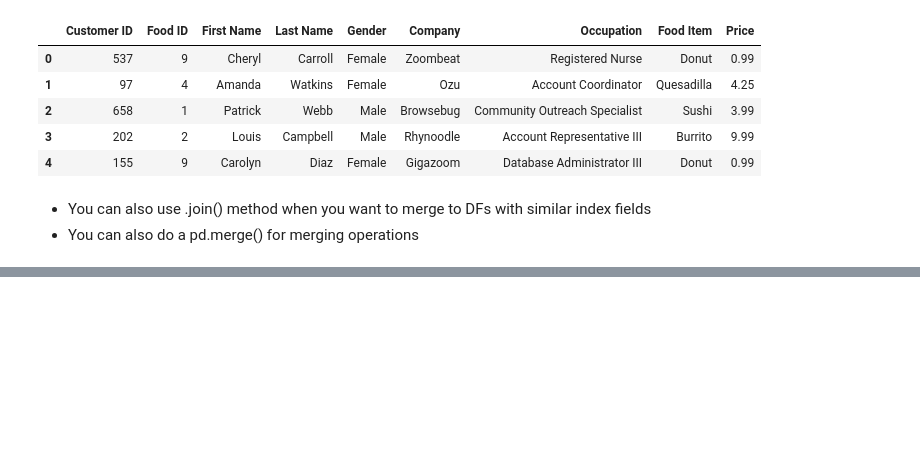
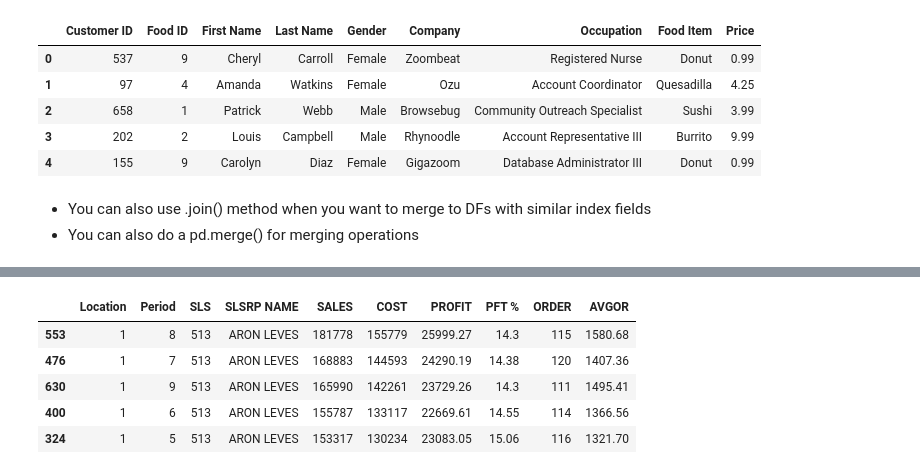
Before and after one commit to adminco/python_data_analysis, a Jupyter notebook: Concatenate_Merge_Join_Module.ipynb, the cells around one changed output, grey strips where cells are left out. Cells and saved outputs as stored; diff of their text form; code cells hidden in the pictures; blank space fills up the shorter version.

```diff
--- a/Concatenate_Merge_Join_Module.ipynb
+++ b/Concatenate_Merge_Join_Module.ipynb
@@ -268,0 +393,3 @@ sales.merge(foods, how="left", left_on="Food ID", right_index=True).head()
+# %%
+Aron = repGroup.get_group("ARON LEVES")
+Aron.info()
@@ -268,0 +412,3 @@ sales.merge(foods, how="left", left_on="Food ID", right_index=True).head()
+# %%
+Aron["SALES"] = Aron["SALES"].astype("int")
+Aron["COST"] = Aron["COST"].astype("int")
@@ -268,0 +425,9 @@ sales.merge(foods, how="left", left_on="Food ID", right_index=True).head()
+# %%
+Aron.nlargest(5,"SALES")
+# %% [output]
+|  | Location | Period | SLS | SLSRP NAME | SALES | COST | PROFIT | PFT % | ORDER | AVGOR |
+| 553 | 1 | 8 | 513 | ARON LEVES | 181778 | 155779 | 25999.27 | 14.3 | 115 | 1580.68 |
+| 476 | 1 | 7 | 513 | ARON LEVES | 168883 | 144593 | 24290.19 | 14.38 | 120 | 1407.36 |
+| 630 | 1 | 9 | 513 | ARON LEVES | 165990 | 142261 | 23729.26 | 14.3 | 111 | 1495.41 |
+| 400 | 1 | 6 | 513 | ARON LEVES | 155787 | 133117 | 22669.61 | 14.55 | 114 | 1366.56 |
+| 324 | 1 | 5 | 513 | ARON LEVES | 153317 | 130234 | 23083.05 | 15.06 | 116 | 1321.70 |
```
Also changed, not shown: parts of 43 cells of this notebook, 5 other files.
